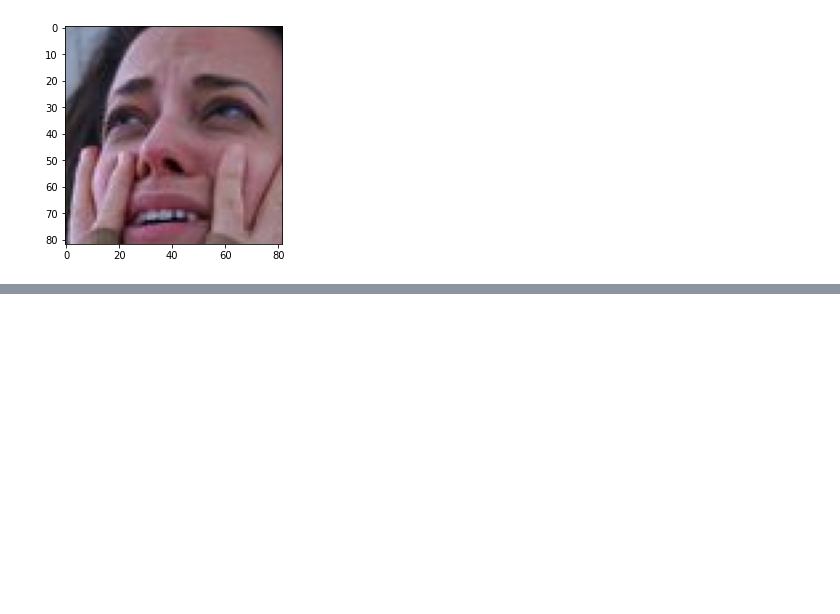
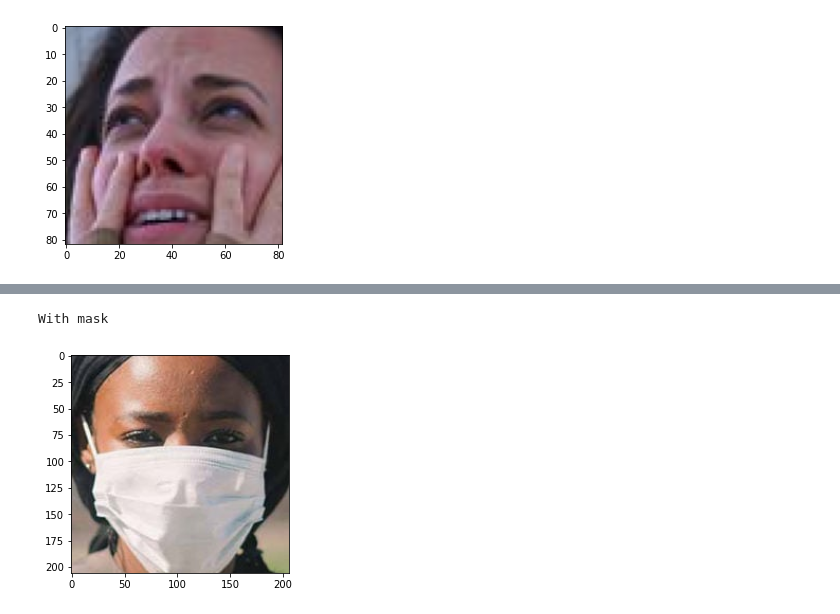
Before and after one commit to thiagolermen/facemask-detection-v1, a Jupyter notebook: FaceMaskDetection.ipynb, the cells around one changed output, grey strips where cells are left out. Cells and saved outputs as stored; diff of their text form; code cells hidden in the pictures; blank space fills up the shorter version.

```diff
--- a/FaceMaskDetection.ipynb
+++ b/FaceMaskDetection.ipynb
@@ -377,11 +290,0 @@ Without mask
-# %%
-frame = cv2.imread('without4.jpg')
-plt.imshow(cv2.cvtColor(frame, cv2.COLOR_BGR2RGB))
-final_image = cv2.resize(frame, (224,224))
-final_image = np.expand_dims(final_image, axis=0) # needs fourth dimension
-final_image = final_image/255.0
-predictions = new_model.predict(final_image)
-if predictions[0] < 0.5:
-  print("With mask")
-else:
-  print("Without mask")
@@ -391,11 +290,0 @@ Without mask
-# %%
-frame = cv2.imread('without5.jpg')
-plt.imshow(cv2.cvtColor(frame, cv2.COLOR_BGR2RGB))
-final_image = cv2.resize(frame, (224,224))
-final_image = np.expand_dims(final_image, axis=0) # needs fourth dimension
-final_image = final_image/255.0
-predictions = new_model.predict(final_image)
-if predictions[0] < 0.5:
-  print("With mask")
-else:
-  print("Without mask")
@@ -473,0 +402,13 @@ Without mask
+# %%
+plt.imshow(cv2.cvtColor(cropped_face, cv2.COLOR_BGR2RGB))
+final_image = cv2.resize(cropped_face, (224,224))
+final_image = np.expand_dims(final_image, axis=0) # needs fourth dimension
+final_image = final_image/255.0
+predictions = new_model.predict(final_image)
+if predictions[0] < 0.5:
+  print("With mask")
+else:
+  print("Without mask")
+# %% [output]
+With mask
+[figure, added]
```
Also changed, not shown: parts of 29 cells of this notebook.
